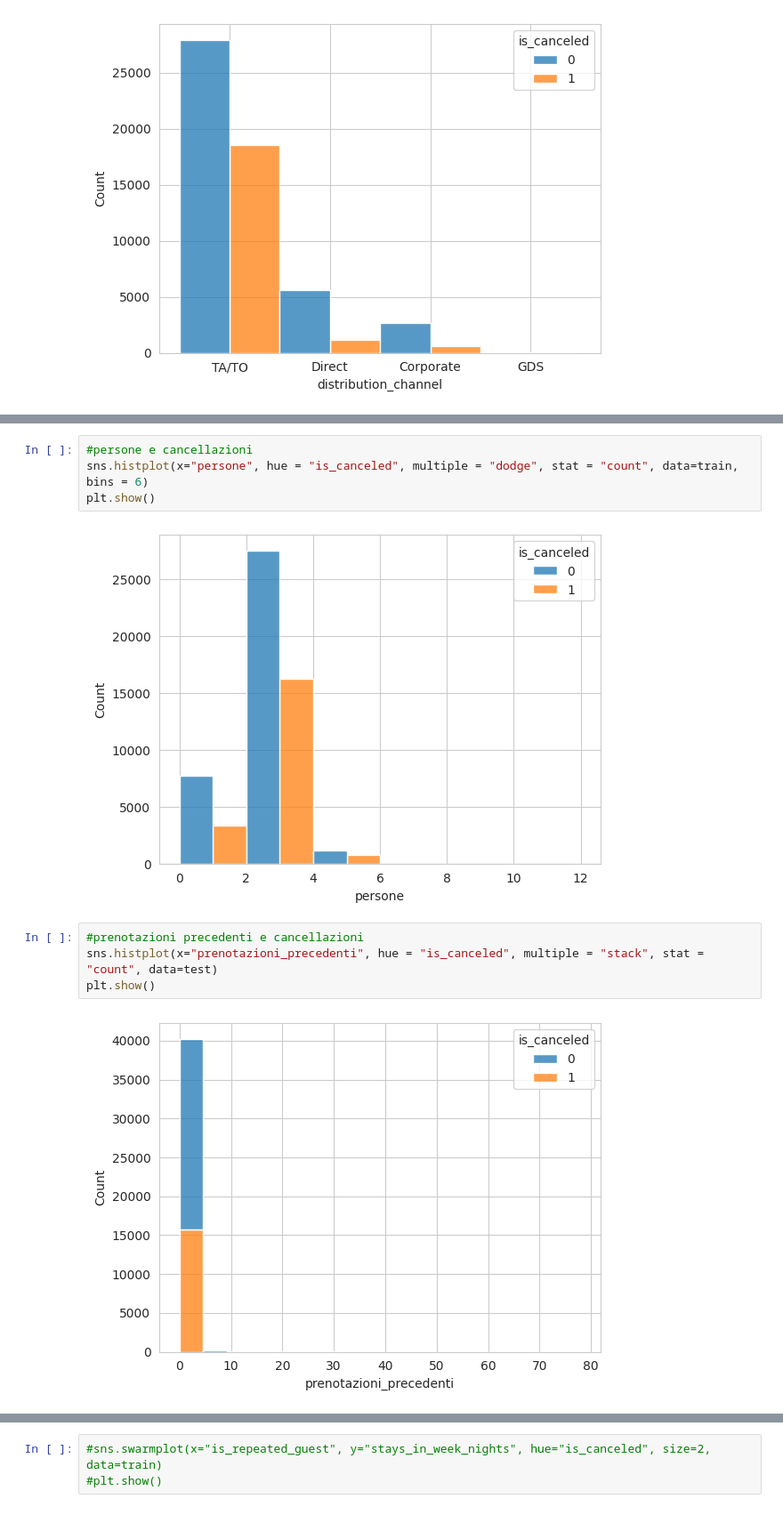
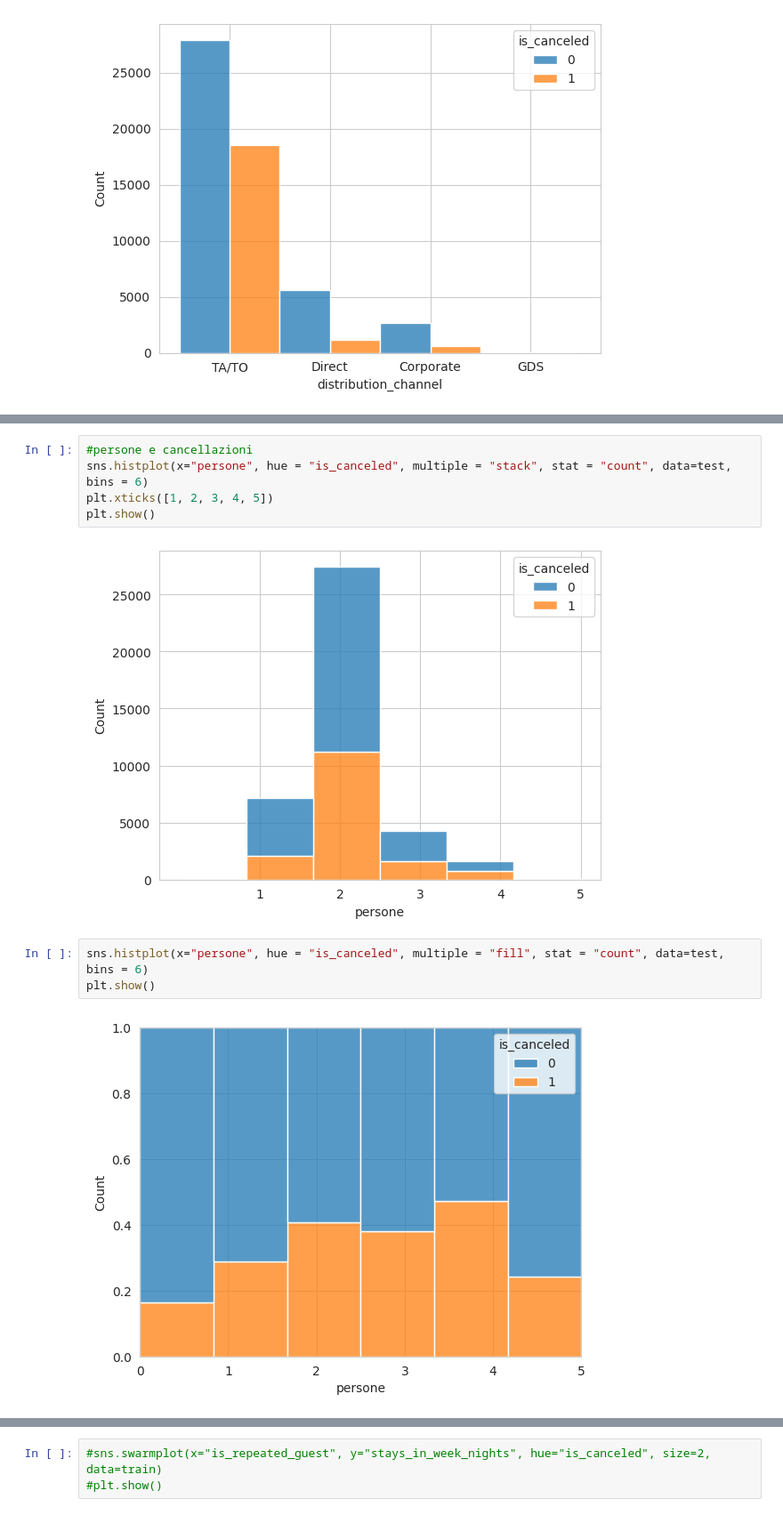
Before and after one commit to Nikocioni/progetto_programmazione_nik_ross_salvo, a Jupyter notebook: progetto_niko_ross_salvo_3.ipynb, the cells around one changed output, grey strips where cells are left out. Shown at 89% size. Saved outputs shown, nothing was run; the diff lists cells and outputs as text.

```diff
--- a/progetto_niko_ross_salvo_3.ipynb
+++ b/progetto_niko_ross_salvo_3.ipynb
@@ -667,12 +674,12 @@ plt.show()
 # %%
 #persone e cancellazioni
-sns.histplot(x="persone", hue = "is_canceled", multiple = "dodge", stat = "count", data=train, bins = 6)
+sns.histplot(x="persone", hue = "is_canceled", multiple = "stack", stat = "count", data=test, bins = 6)
+plt.xticks([1, 2, 3, 4, 5])
 plt.show()
 # %% [output]
-[figure, old version]
+[figure, new version]
 # %%
-#prenotazioni precedenti e cancellazioni
-sns.histplot(x="prenotazioni_precedenti", hue = "is_canceled", multiple = "stack", stat = "count", data=test)
+sns.histplot(x="persone", hue = "is_canceled", multiple = "fill", stat = "count", data=test, bins = 6)
 plt.show()
 # %% [output]
-[figure, old version]
+[figure, new version]
```
Also changed, not shown: parts of 5 cells of this notebook.
